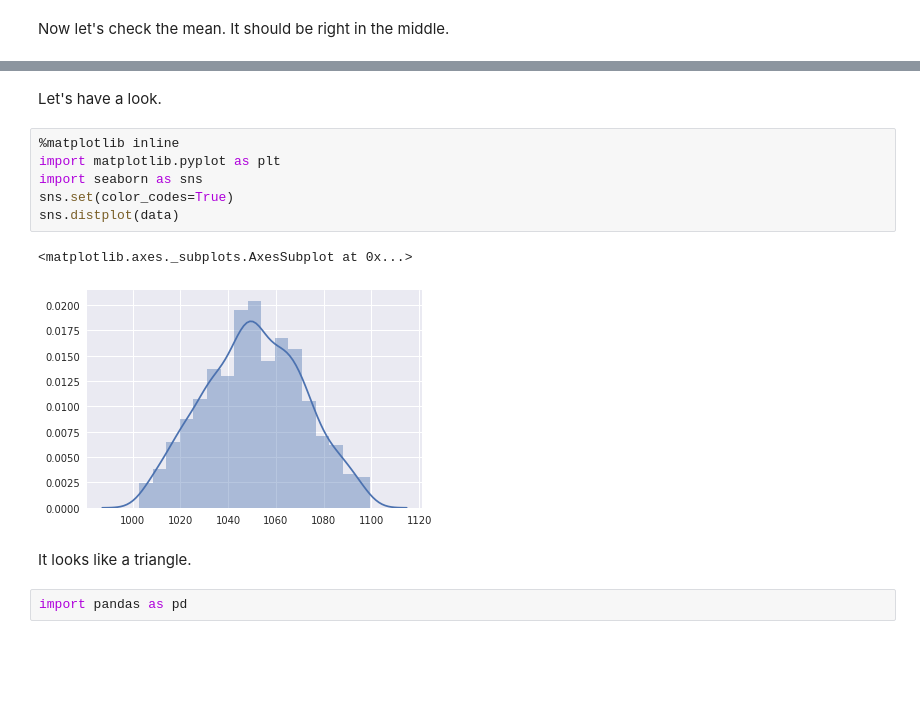
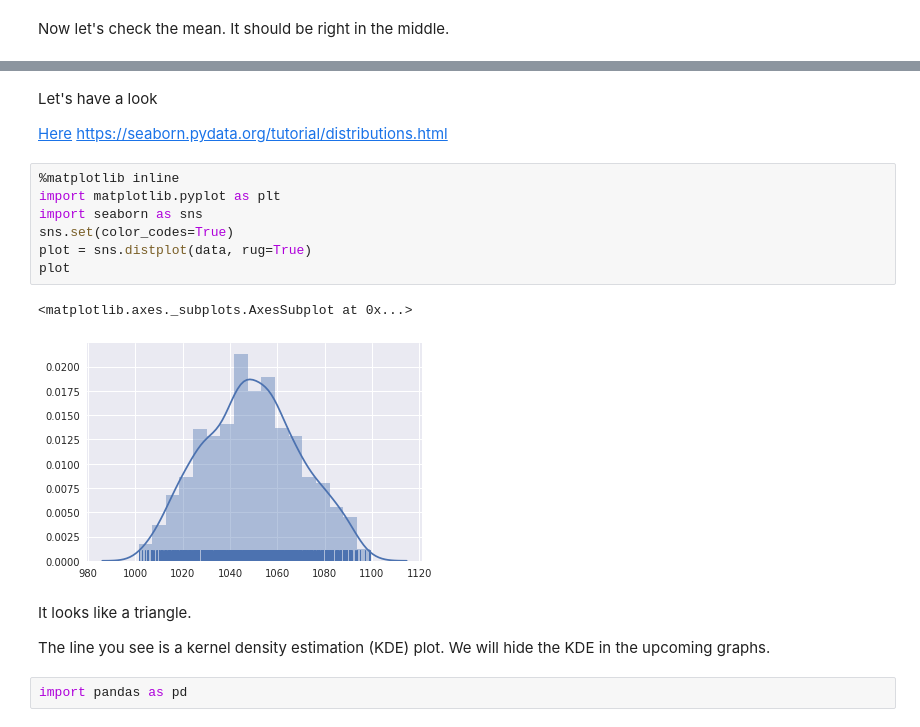
Before and after one commit to staticaland/modern-python-notes, a Jupyter notebook: modern_python.ipynb, the cells around one changed output, grey strips where cells are left out. Drawn from its saved outputs; the diff is of its cells as text; blank space fills up the shorter version.

```diff
--- a/modern_python.ipynb
+++ b/modern_python.ipynb
@@ -280,16 +288,22 @@ stdev(data)
-# %% [markdown]
-Let's have a look.
+# %% [markdown]
+Let's have a look
+
+[Here](https://www.safaribooksonline.com/library/view/pandas-data-analysis/9780134692272/PAND_04_03.html)
+https://seaborn.pydata.org/tutorial/distributions.html
 # %%
 %matplotlib inline
 import matplotlib.pyplot as plt
 import seaborn as sns
 sns.set(color_codes=True)
-sns.distplot(data)
+plot = sns.distplot(data, rug=True)
+plot
 # %% [output]
 <matplotlib.axes._subplots.AxesSubplot at 0x...>
-[figure, old version]
+[figure, new version]
-# %% [markdown]
-It looks like a triangle.
+# %% [markdown]
+It looks like a triangle.
+
+The line you see is a kernel density estimation (KDE) plot. We will hide the KDE in the upcoming graphs.
 # %%
 import pandas as pd
 # %% [markdown]
```
Also changed, not shown: parts of 35 cells of this notebook.
